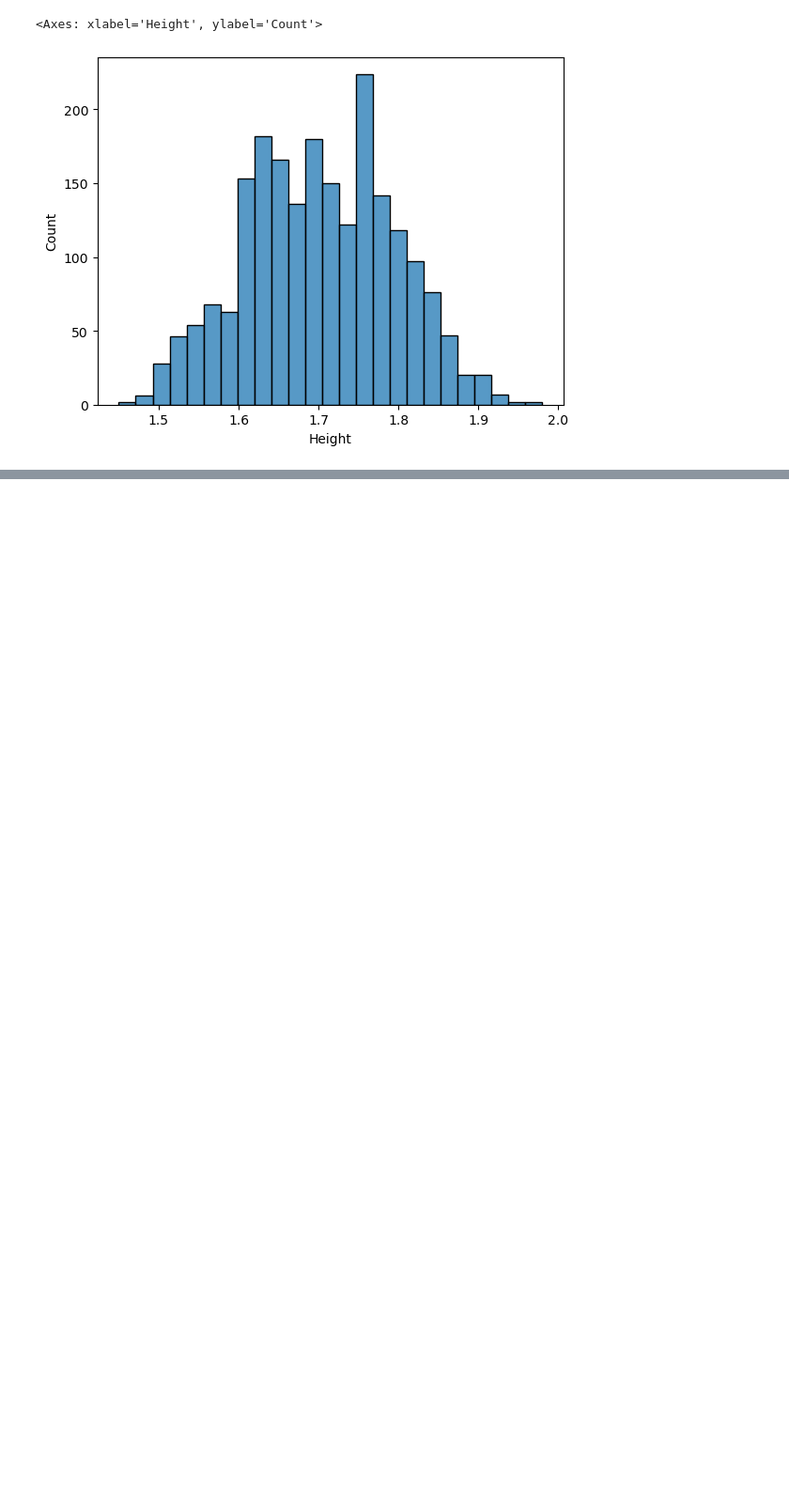
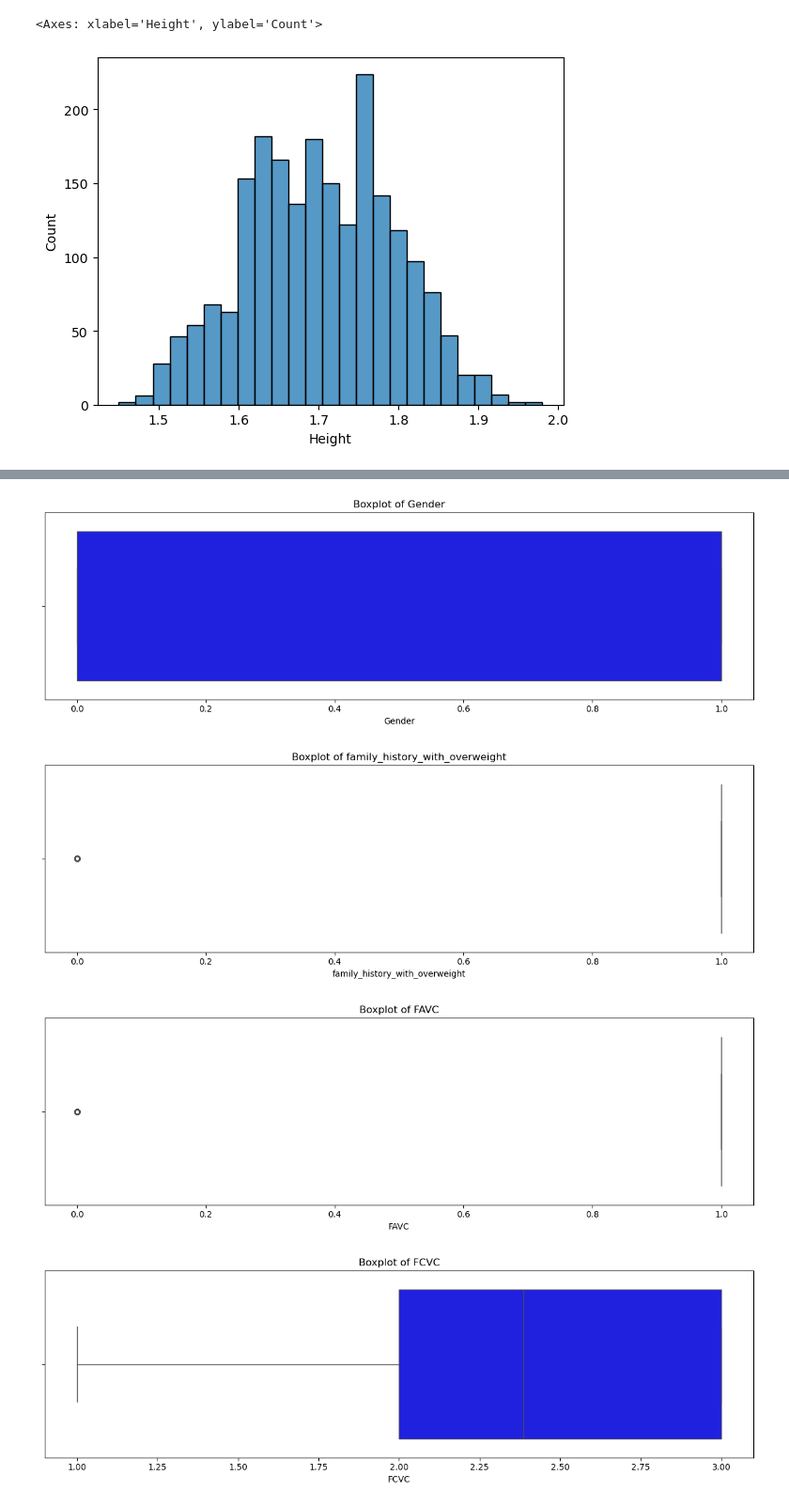
Before and after one commit to 2026362-Silvia/Machine-Learning, a Jupyter notebook: SilviaSolanoMarchini_1st_assessment_ML.ipynb, the cells around one changed output, grey strips where cells are left out. Shown at 94% size. Saved outputs shown, nothing was run; the diff lists cells and outputs as text; code cells hidden in the pictures; blank space fills up the shorter version.

```diff
--- a/SilviaSolanoMarchini_1st_assessment_ML.ipynb
+++ b/SilviaSolanoMarchini_1st_assessment_ML.ipynb
@@ -160,0 +234,17 @@ array([2.      , 3.      , 1.      , 2.450218, 2.880161, 2.00876 ,
+# %%
+#Boxplot
+for i in integ_col:
+    plt.figure(figsize=(12, 4))
+
+    # Histogram
+    sns.boxplot(x=df[i].dropna(), color='blue')
+
+    plt.title(f'Boxplot of {i}')
+    plt.xlabel(i)
+    plt.tight_layout()
+    plt.show()
+# %% [output]
+[figure, added]
+[figure, added]
+[figure, added]
+[figure, added]
```
Also changed, not shown: parts of 27 cells of this notebook.
